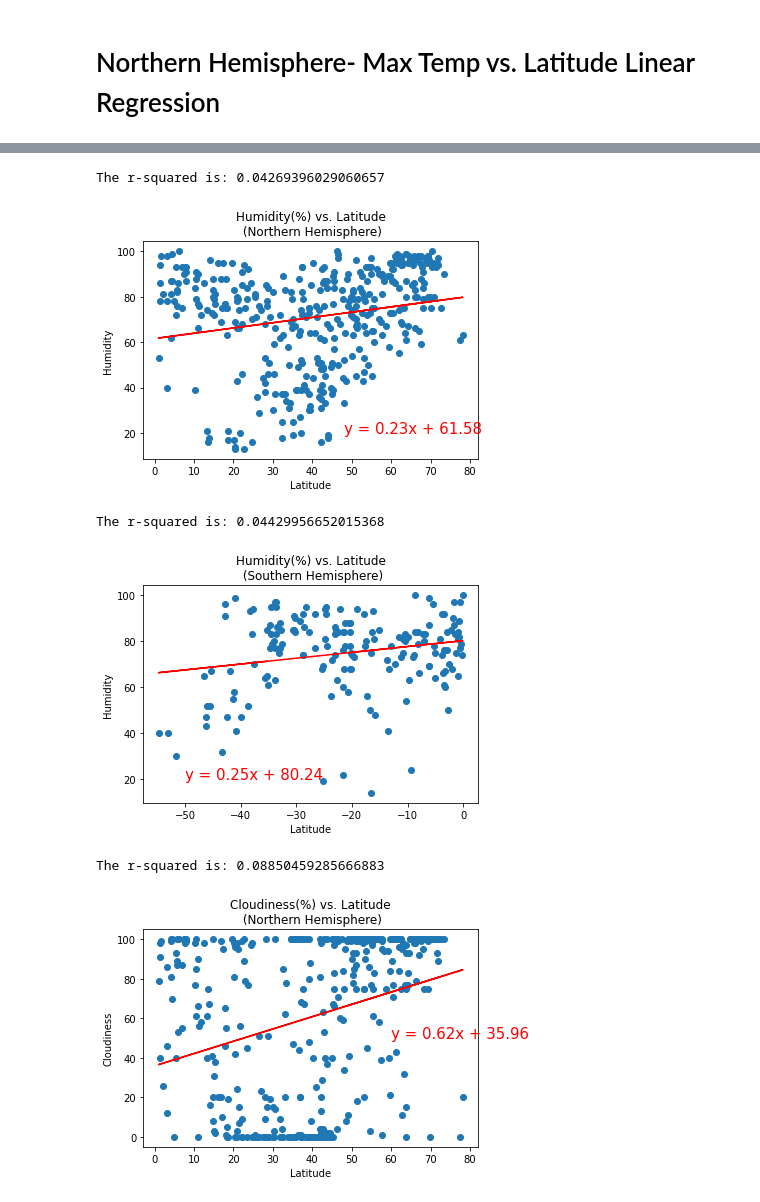
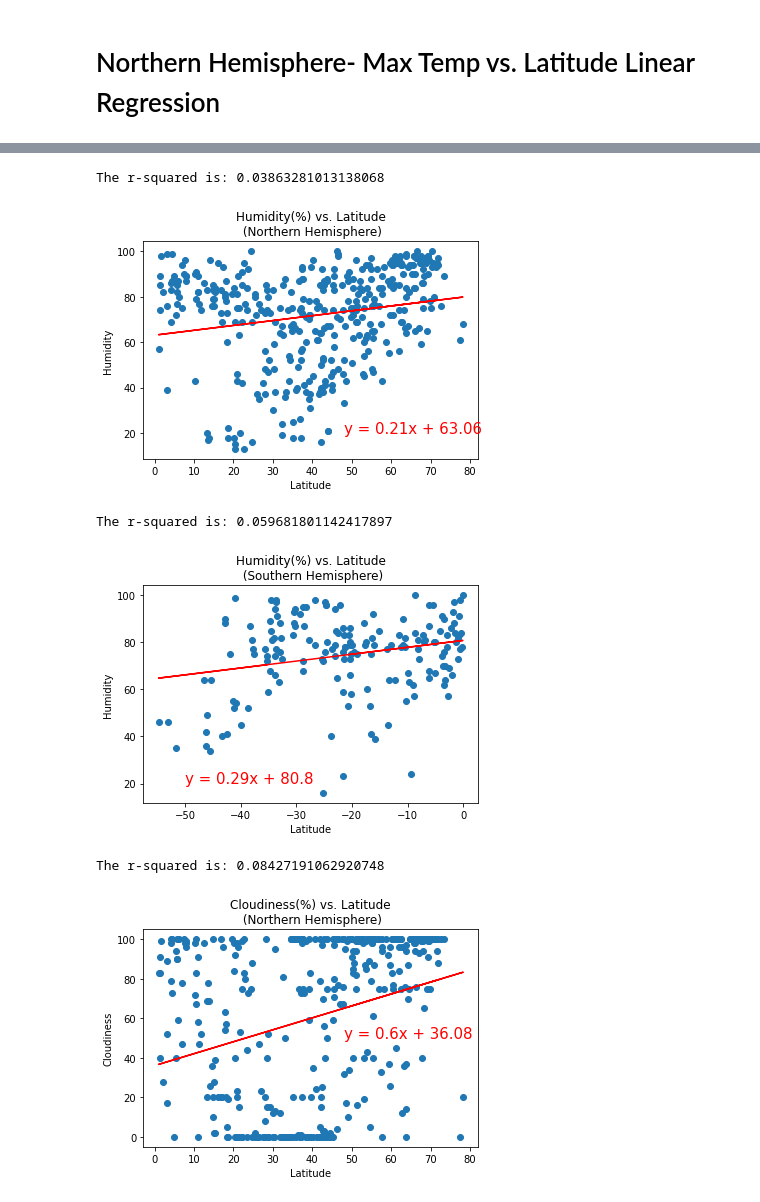
Before and after one commit to Colleen-Cobb/python-api-challenge, a Jupyter notebook: WeatherPy/WeatherPy.ipynb, the cells around one changed output, grey strips where cells are left out. Cells and saved outputs as stored; diff of their text form; code cells hidden in the pictures.

```diff
--- a/WeatherPy/WeatherPy.ipynb
+++ b/WeatherPy/WeatherPy.ipynb
@@ -59,8 +62,9 @@ http://api.openweathermap.org/data/2.5/weather?units=Imperial&APPID=9535eb11d60c
 # %%
 # Create a base URL
 
-base_url="http://api.openweathermap.org/data/2.5/weather?"
+# base_url="http://api.openweathermap.org/data/2.5/weather?"
 
+base_url = "http://api.openweathermap.org/data/2.5/weather?units=Imperial&APPID="
 
 #Create a counter for records retreival
 record=1
@@ -94,7 +98,7 @@ for index, row in city_weather.iterrows():
 
     city=row["City"]
 
-    query_url= base_url + "appid=" + api_key + "&q=" + city
+    query_url= base_url + api_key + "&q=" + city
     weather_response=requests.get(query_url).json()
 
 
@@ -337,10 +384,11 @@ plt.xlabel("Latitude")
 plt.ylabel("Humidity")
 plt.title("Humidity(%) vs. Latitude\n (Northern Hemisphere)")
 print(f"The r-squared is: {rvalue**2}")
+plt.savefig("./Images/humidity_lat_north_regression")
 plt.show()
 # %% [output]
-The r-squared is: 0.04269396029060657
+The r-squared is: 0.03863281013138068
-[figure, old version]
+[figure, new version]
 # %%
 #Southern Hemisphere-Humidity(%) vs. Latitude Linear Regression
 # %%
@@ -357,30 +405,32 @@ plt.xlabel("Latitude")
 plt.ylabel("Humidity")
 plt.title("Humidity(%) vs. Latitude\n (Southern Hemisphere)")
 print(f"The r-squared is: {rvalue**2}")
+plt.savefig("./Images/humidity_lat__south_regression")
 plt.show()
 # %% [output]
-The r-squared is: 0.04429956652015368
+The r-squared is: 0.059681801142417897
-[figure, old version]
+[figure, new version]
 # %%
 #Northern Hemisphere- Cloudiness(%) vs. Latitude Linear Regression
 # %%
 x_value=northern_weather["Lat"]
 n_cloud=northern_weather["Cloudiness"]
 
 (slope, intercept, rvalue, pvalue, stderr) = linregress(x_value, n_cloud)
 regress_values = x_value * slope + intercept
 line_eq = "y = " + str(round(slope,2)) + "x + " + str(round(intercept,2))
 plt.scatter(x_value, n_cloud)
 plt.plot(x_value, regress_values,"r-")
-plt.annotate(line_eq,(60,50),fontsize=15,color="red")
+plt.annotate(line_eq,(48,50),fontsize=15,color="red")
 plt.xlabel("Latitude")
 plt.ylabel("Cloudiness")
 plt.title("Cloudiness(%) vs. Latitude\n (Northern Hemisphere)")
 print(f"The r-squared is: {rvalue**2}")
+plt.savefig("./Images/cloud_lat_north_regression")
 plt.show()
 # %% [output]
-The r-squared is: 0.08850459285666883
+The r-squared is: 0.08427191062920748
-[figure, old version]
+[figure, new version]
 # %%
 #Southern Hemisphere- Cloudiness(%) vs. Latitude Linear Regression
 # %%
```
Also changed, not shown: parts of 20 cells of this notebook, 13 other files.
